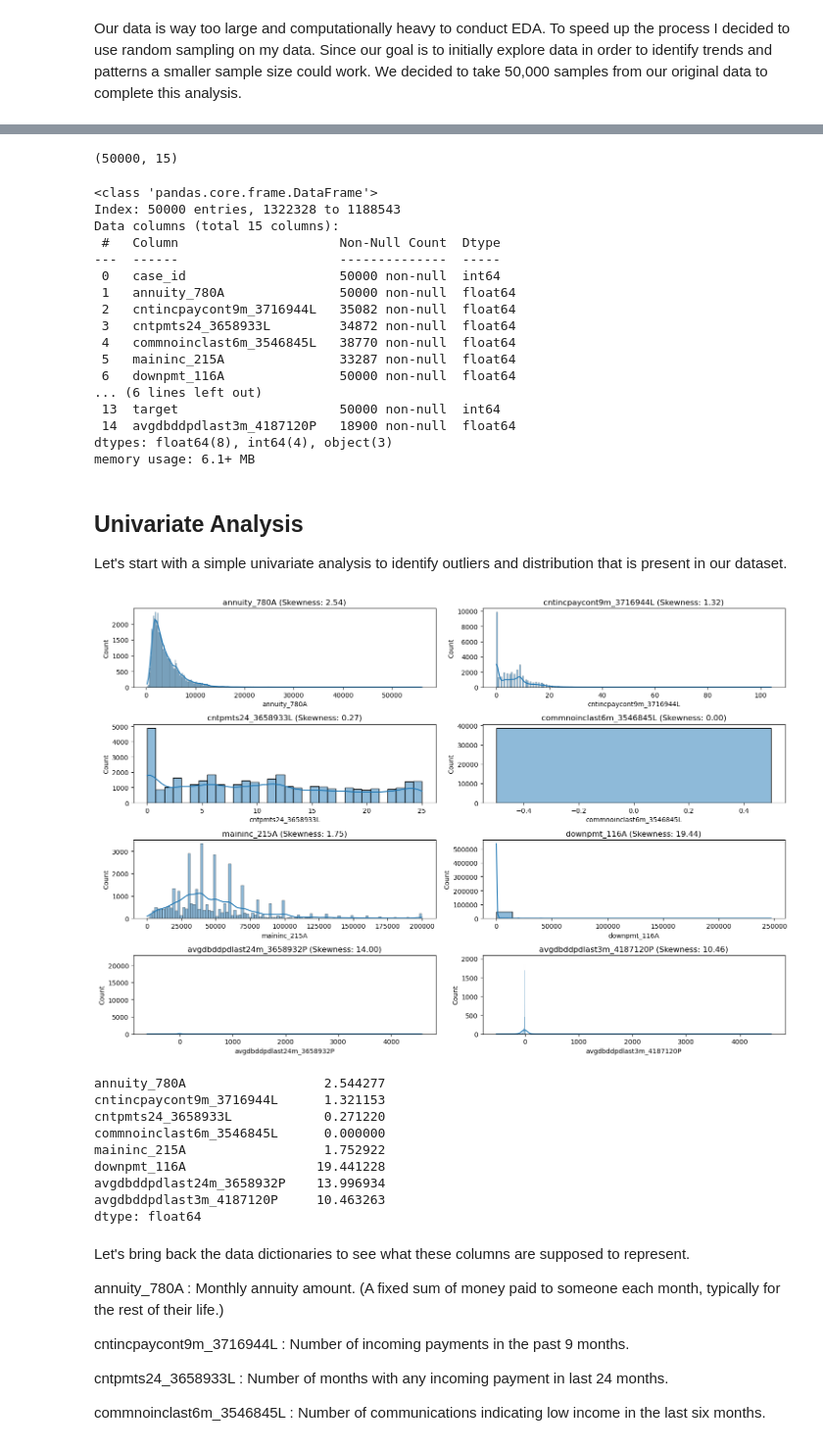
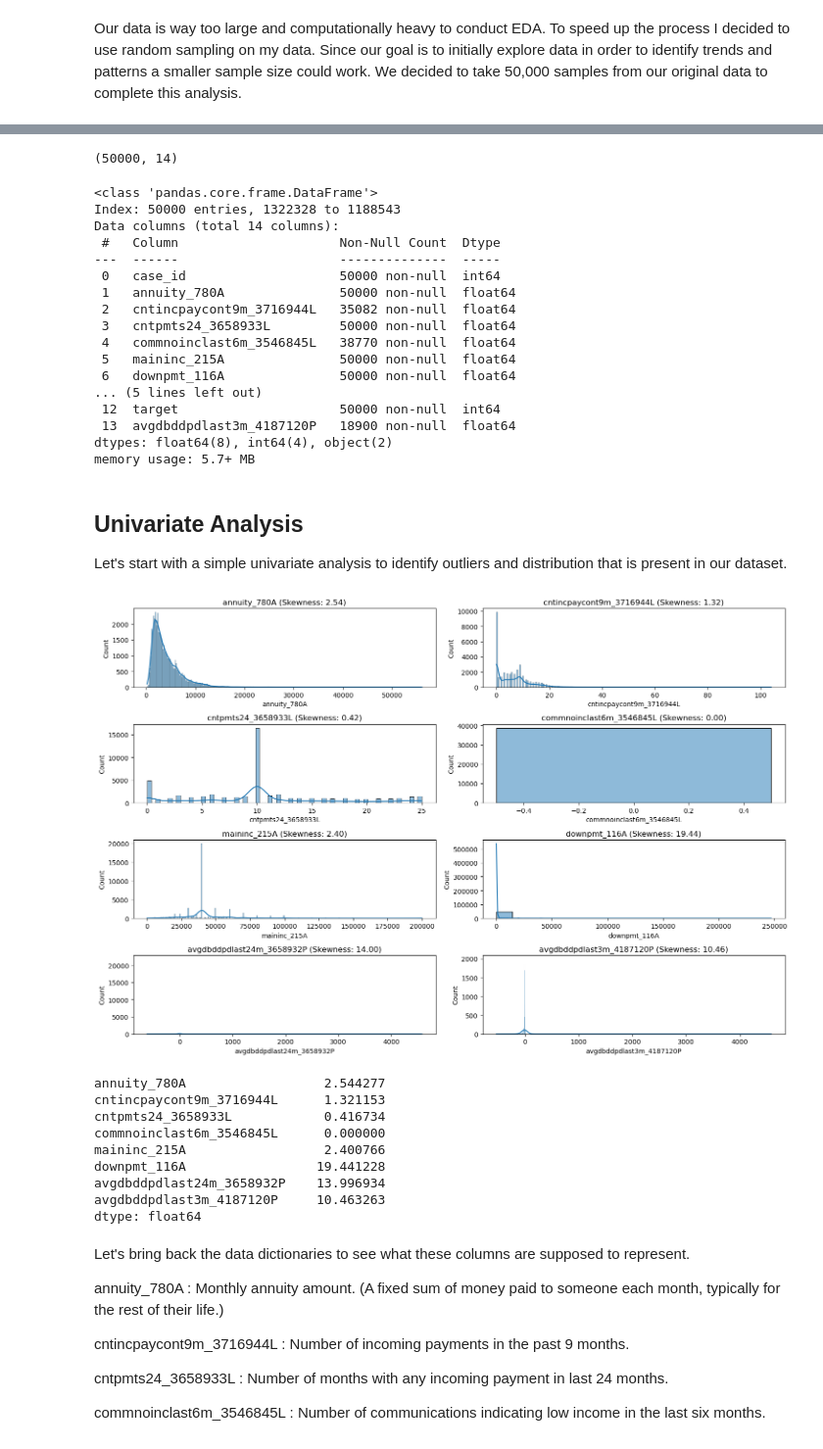
Before and after one commit to JacobTheCoder87/credit-risk-model-stability, a Jupyter notebook: code/01 EDA.ipynb, the cells around one changed output, grey strips where cells are left out. Shown at 98% size. Cells and saved outputs as stored; diff of their text form; code cells hidden in the pictures.

Commit message:
Updating EDA, completing data wrangling and adding in machine learning

```diff
--- a/code/01 EDA.ipynb
+++ b/code/01 EDA.ipynb
@@ -102,5 +104,5 @@ equalityempfrom_62L          37812  / 1526659 = 2.5% non null value out of the w
 # %%
-new_df = df.drop(columns= ['amtdebitincoming_4809443A','amtdebitoutgoing_4809440A', 'amtdepositbalance_4809441A', 'amtdepositincoming_4809444A', 'amtdepositoutgoing_4809442A', 'amount_416A', 'equalityempfrom_62L'], axis = 1)
+new_df = df.drop(columns= ['amtdebitincoming_4809443A','amtdebitoutgoing_4809440A', 'amtdepositbalance_4809441A', 'amtdepositincoming_4809444A', 'amtdepositoutgoing_4809442A', 'amount_416A', 'equalityempfrom_62L', 'empl_industry_691L'], axis = 1)
 
 new_df.head(5)
 # %% [output]
@@ -140,0 +155,4 @@ new_df['avgdbddpdlast24m_3658932P'].isna().sum()
+# %%
+compute_median = new_df['cntpmts24_3658933L'].median()
+new_df['cntpmts24_3658933L'].fillna(compute_median, inplace = True)
+new_df['cntpmts24_3658933L'].isna().sum()
@@ -140,0 +161,4 @@ new_df['avgdbddpdlast24m_3658932P'].isna().sum()
+# %%
+compute_median = new_df['maininc_215A'].median()
+new_df['maininc_215A'].fillna(compute_median, inplace = True)
+new_df['maininc_215A'].isna().sum()
@@ -176,55 +214,55 @@ sampled_df
 # %%
 sampled_df.shape
 # %% [output]
-(50000, 15)
+(50000, 14)
 # %%
 sampled_df.info()
 # %% [output]
 <class 'pandas.core.frame.DataFrame'>
 Index: 50000 entries, 1322328 to 1188543
-Data columns (total 15 columns):
+Data columns (total 14 columns):
  #   Column                     Non-Null Count  Dtype
 ---  ------                     --------------  -----
  0   case_id                    50000 non-null  int64
  1   annuity_780A               50000 non-null  float64
  2   cntincpaycont9m_3716944L   35082 non-null  float64
- 3   cntpmts24_3658933L         34872 non-null  float64
+ 3   cntpmts24_3658933L         50000 non-null  float64
  4   commnoinclast6m_3546845L   38770 non-null  float64
- 5   maininc_215A               33287 non-null  float64
+ 5   maininc_215A               50000 non-null  float64
  6   downpmt_116A               50000 non-null  float64
-... (6 lines left out)
- 13  target                     50000 non-null  int64
- 14  avgdbddpdlast3m_4187120P   18900 non-null  float64
-dtypes: float64(8), int64(4), object(3)
-memory usage: 6.1+ MB
+... (5 lines left out)
+ 12  target                     50000 non-null  int64
+ 13  avgdbddpdlast3m_4187120P   18900 non-null  float64
+dtypes: float64(8), int64(4), object(2)
+memory usage: 5.7+ MB
 # %% [markdown]
 ## Univariate Analysis
 
 Let's start with a simple univariate analysis to identify outliers and distribution that is present in our dataset.
 # %%
 # Calculating the skewness of each feature
-to_drop = ['case_id', 'empl_employedtotal_800L', 'empl_industry_691L', 'date_decision', 'MONTH', 'WEEK_NUM', 'target']
+to_drop = ['case_id', 'empl_employedtotal_800L', 'date_decision', 'MONTH', 'WEEK_NUM', 'target']
 other_columns = sampled_df.drop(to_drop, axis=1).columns
 feature_skewness = sampled_df[other_columns].skew()
 
 # Plotting histograms for each feature
 plt.figure(figsize=(15, 10))
 for i, column in enumerate(other_columns, 1):  # Excluding the target variable
     plt.subplot(4, 2, i)
     sns.histplot(sampled_df[column], kde=True)
     plt.title(f'{column} (Skewness: {feature_skewness[column]:.2f})')
 
 plt.tight_layout()
 plt.show()
 
 feature_skewness
 # %% [output]
-[figure, old version]
+[figure, new version]
 annuity_780A                  2.544277
 cntincpaycont9m_3716944L      1.321153
-cntpmts24_3658933L            0.271220
+cntpmts24_3658933L            0.416734
 commnoinclast6m_3546845L      0.000000
-maininc_215A                  1.752922
+maininc_215A                  2.400766
 downpmt_116A                 19.441228
 avgdbddpdlast24m_3658932P    13.996934
 avgdbddpdlast3m_4187120P     10.463263
```
Also changed, not shown: parts of 21 cells of this notebook, 2 other files.
